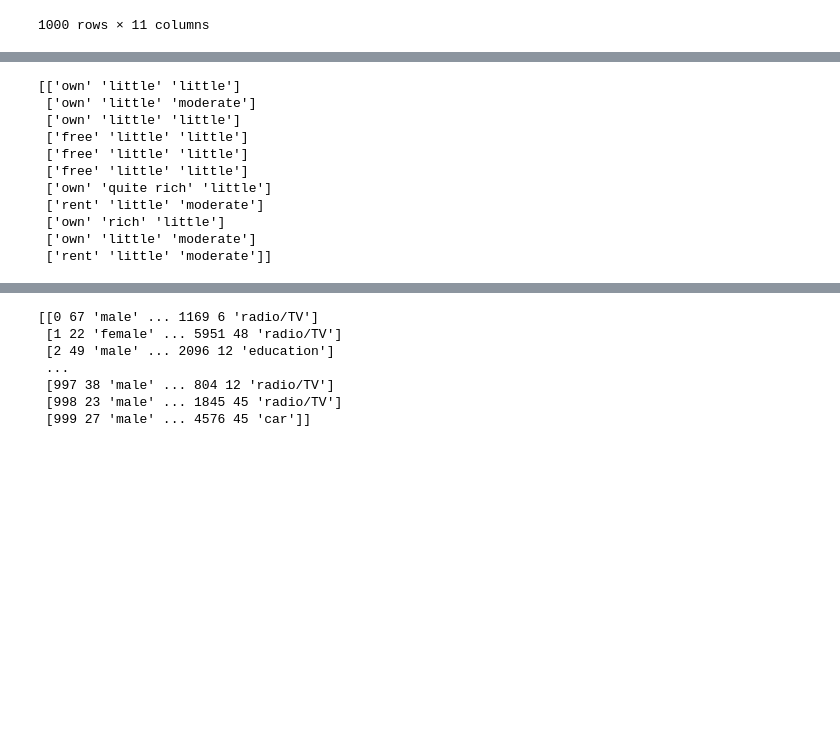
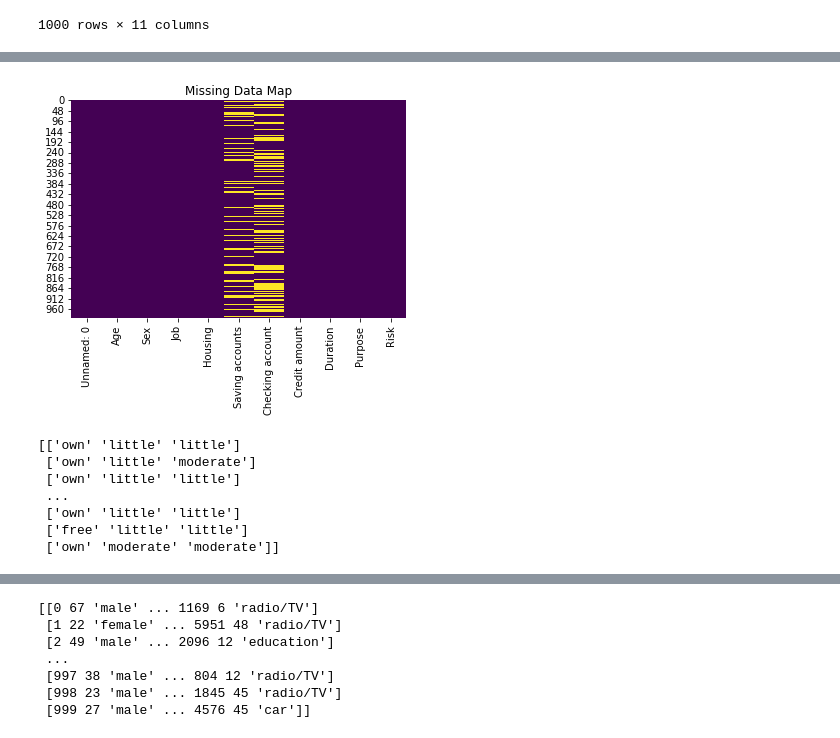
Before and after one commit to DavorTW/credit-risk-analysis, a Jupyter notebook: credit_risk_analysis.ipynb, the cells around one changed output, grey strips where cells are left out. Drawn from its saved outputs; the diff is of its cells as text; code cells hidden in the pictures; blank space fills up the shorter version.

Commit message:
Added an exploratory data analysis chapter to understand more the data I am working with

```diff
--- a/credit_risk_analysis.ipynb
+++ b/credit_risk_analysis.ipynb
@@ -29,3 +81,11 @@ y = dataset.iloc[:, -1].values
+# %%
+#Missing data heat map
+import seaborn as sns
+sns.heatmap(dataset.isnull(), cbar = False, cmap="viridis")
+plt.title("Missing Data Map")
+plt.show()
+# %% [output]
+[figure, added]
 # %%
 #taking care of missing values
 from sklearn.impute import SimpleImputer
@@ -34,16 +94,12 @@ imputer = SimpleImputer(missing_values=np.nan,strategy="most_frequent")
 imputer.fit(X[:,4:7])
 X[:,4:7] = imputer.transform(X[:,4:7])
 # %%
-print(X[:11, 4:7])
+print(X[:, 4:7])
 # %% [output]
 [['own' 'little' 'little']
  ['own' 'little' 'moderate']
  ['own' 'little' 'little']
+ ...
+ ['own' 'little' 'little']
  ['free' 'little' 'little']
- ['free' 'little' 'little']
- ['free' 'little' 'little']
- ['own' 'quite rich' 'little']
- ['rent' 'little' 'moderate']
- ['own' 'rich' 'little']
- ['own' 'little' 'moderate']
- ['rent' 'little' 'moderate']]
+ ['own' 'moderate' 'moderate']]
```
Also changed, not shown: parts of 5 cells of this notebook.
